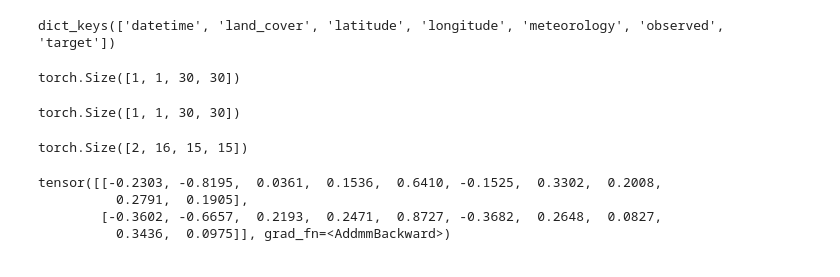
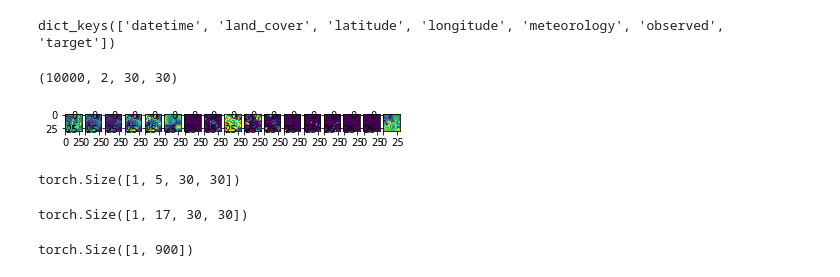
Before and after one commit to Cumberiris/WildFirePerdiction, a Jupyter notebook: cnn-test.ipynb, the cells around one changed output. Saved outputs shown, nothing was run; the diff lists cells and outputs as text; code cells hidden in the pictures.

```diff
--- a/cnn-test.ipynb
+++ b/cnn-test.ipynb
@@ -69,6 +101,6 @@ ConvNet(
 )
 # %%
-DATASET_PATH = 'uci_ml_hackathon_fire_dataset_2012-05-09_2013-01-01_10k_train_v2.hdf5'
+DATASET_PATH = 'data/uci_ml_hackathon_fire_dataset_2012-05-09_2013-01-01_10k_train.hdf5'
 
 with h5py.File(DATASET_PATH, 'r') as f:
     train_data = {}
@@ -78,6 +110,18 @@ with h5py.File(DATASET_PATH, 'r') as f:
 print(train_data.keys())
 # %% [output]
 dict_keys(['datetime', 'land_cover', 'latitude', 'longitude', 'meteorology', 'observed', 'target'])
+# %%
+train_data['observed'].shape
+# %% [output]
+(10000, 2, 30, 30)
+# %%
+fig = plt.figure()
+for i, im in enumerate(train_data['land_cover'][TRAINING_POINT]):
+    ax = fig.add_subplot(1,17,i+1)
+    ax.imshow(im)
+plt.show()
+# %% [output]
+[figure, added]
 # %%
 large_fire_inds = np.where(
     (np.sum(train_data['observed'][:,0],axis=(1,2)) > 50) &
@@ -102,26 +147,24 @@ feature = train_data['land_cover'][TRAINING_POINT][LAND_COVER_LAYER_NAME_TO_IND[
 # %%
 
-temp = torch.from_numpy(image1[0])
-temp2 = temp[None, None,:,:]
+# temp = torch.from_numpy(image1)
+# temp2 = temp[None, None,:,:]
+# temp2.shape
+temp = torch.from_numpy(image1)
+temp2 = temp.unsqueeze(0).to(device)
 temp2.shape
 # %% [output]
-torch.Size([1, 1, 30, 30])
+torch.Size([1, 5, 30, 30])
 # %%
-temp = torch.from_numpy(feature)
-tempf = temp[None,None,:,:]
+temp = torch.from_numpy(feature1)
+tempf = temp.unsqueeze(0).to(device)
 tempf.shape
 # %% [output]
-torch.Size([1, 1, 30, 30])
+torch.Size([1, 17, 30, 30])
 # %%
-output = model(temp2.float(), tempf.float())
+output = model(temp2.float(), tempf)
-# %% [output]
-torch.Size([2, 16, 15, 15])
 # %%
-output
+output.shape
 # %% [output]
-tensor([[-0.2303, -0.8195,  0.0361,  0.1536,  0.6410, -0.1525,  0.3302,  0.2008,
-          0.2791,  0.1905],
-        [-0.3602, -0.6657,  0.2193,  0.2471,  0.8727, -0.3682,  0.2648,  0.0827,
-          0.3436,  0.0975]], grad_fn=<AddmmBackward>)
+torch.Size([1, 900])
 # %%
 # plt.title(f'{-12 * (4-i)} hours')
```
Also changed, not shown: parts of 19 cells of this notebook.
